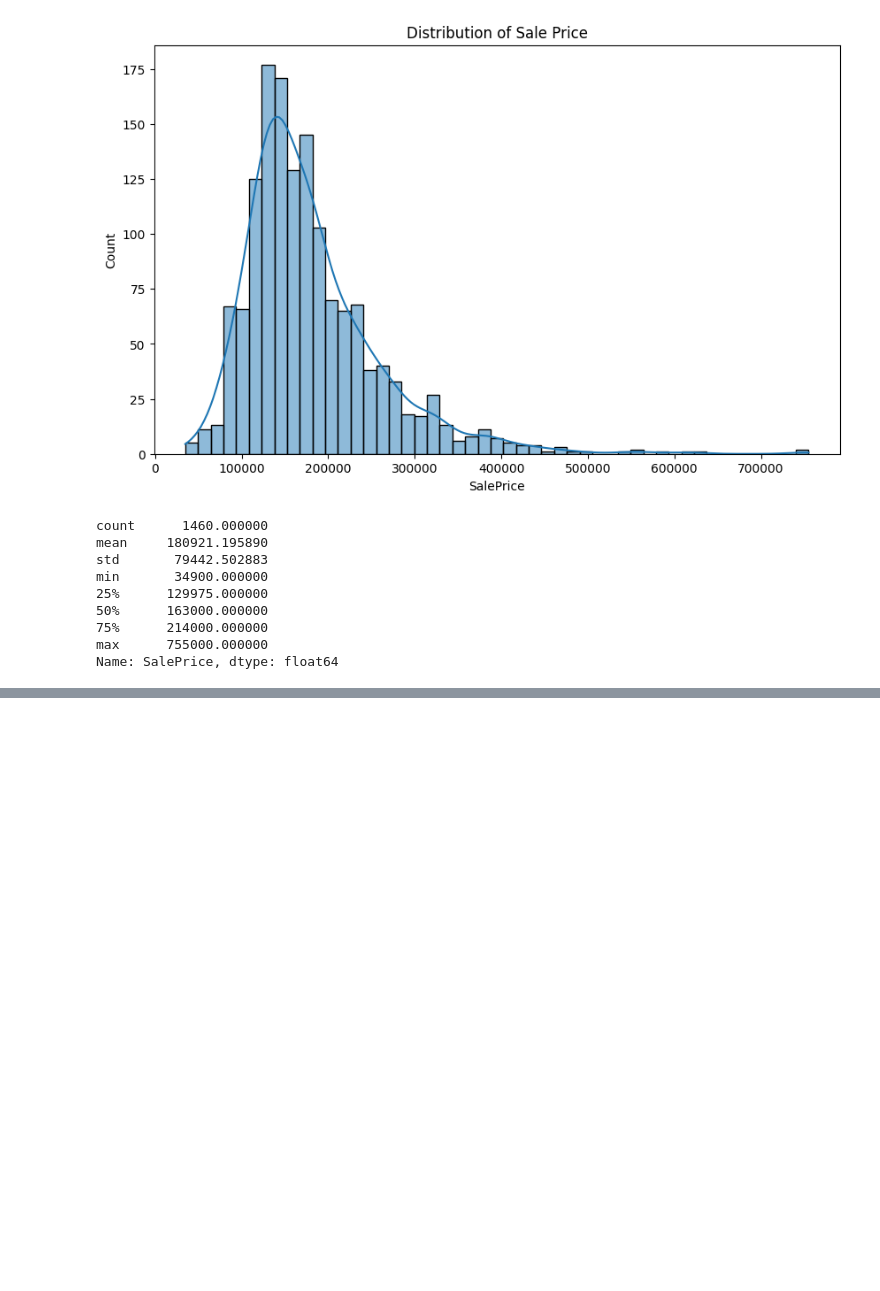
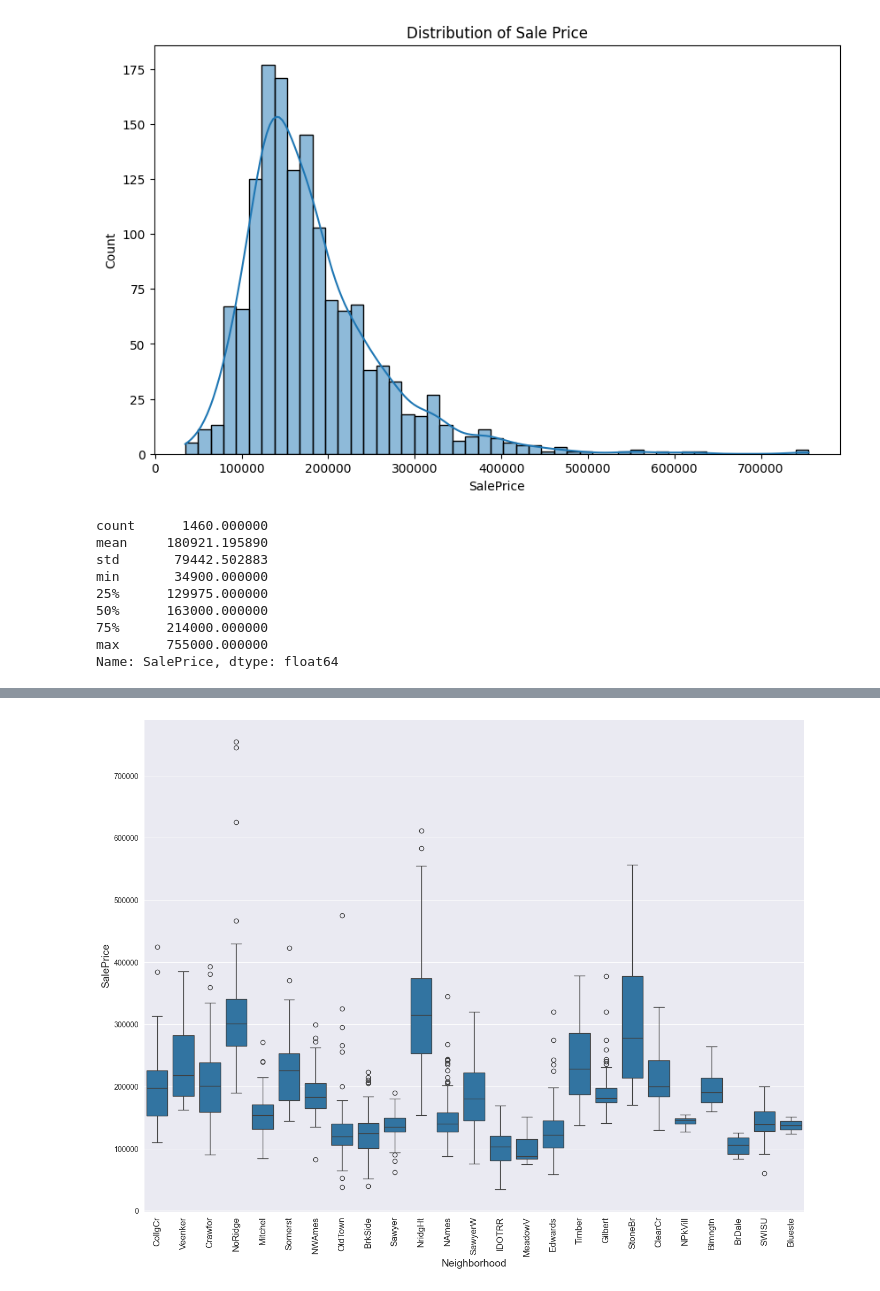
Before and after one commit to LanceHsun/house-price-prediction, a Jupyter notebook: notebooks/01_Initial_Data_Exploration_and_EDA.ipynb, the cells around one changed output, grey strips where cells are left out. Cells and saved outputs as stored; diff of their text form; code cells hidden in the pictures; blank space fills up the shorter version.

```diff
--- a/notebooks/01_Initial_Data_Exploration_and_EDA.ipynb
+++ b/notebooks/01_Initial_Data_Exploration_and_EDA.ipynb
@@ -122,0 +136,10 @@ plt.show()
+# %%
+# 查看Neighborhood与房价的关系
+plt.figure(figsize=(16, 12))
+sns.boxplot(x='Neighborhood', y='SalePrice', data=train)
+plt.xlabel('Neighborhood', fontsize=14)
+plt.ylabel('SalePrice', fontsize=14)
+plt.xticks(rotation=90, fontsize=12)
+plt.show()
+# %% [output]
+[figure, added]
```
Also changed, not shown: parts of 13 cells of this notebook, 2 other files.
